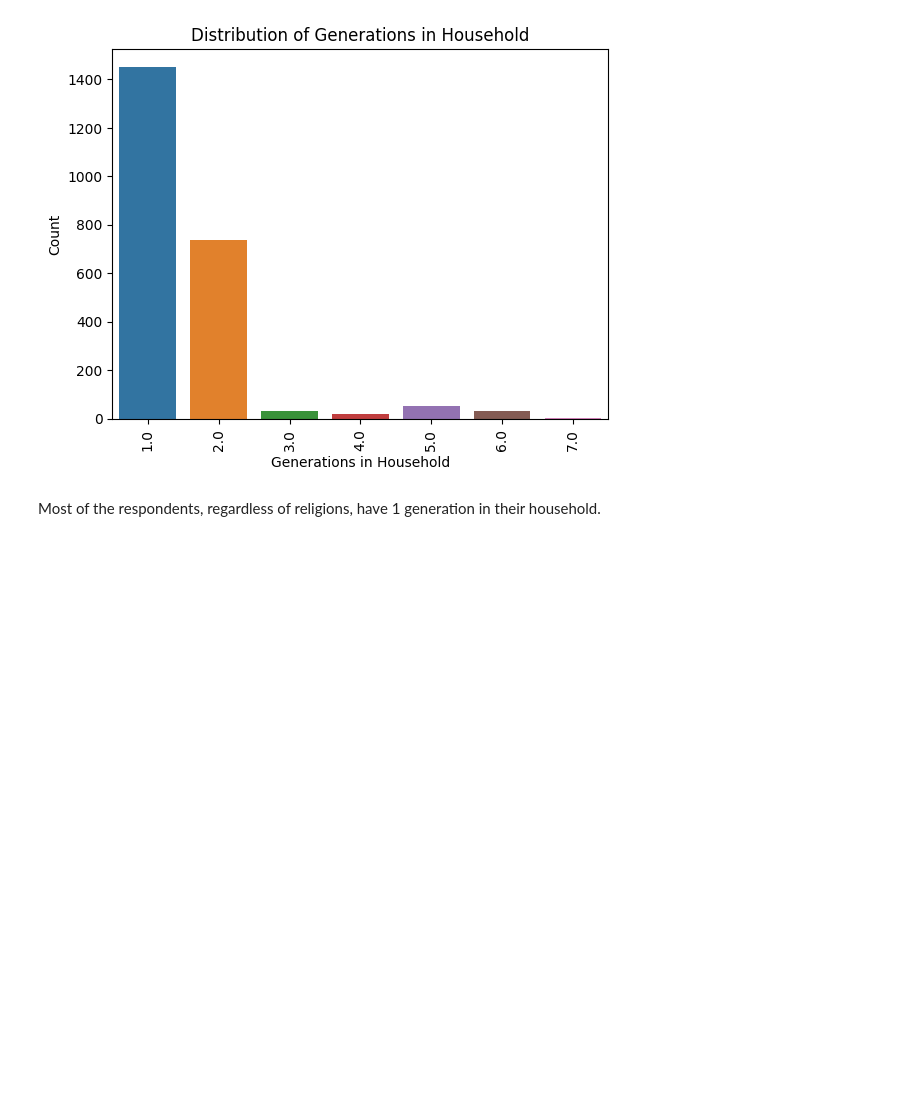
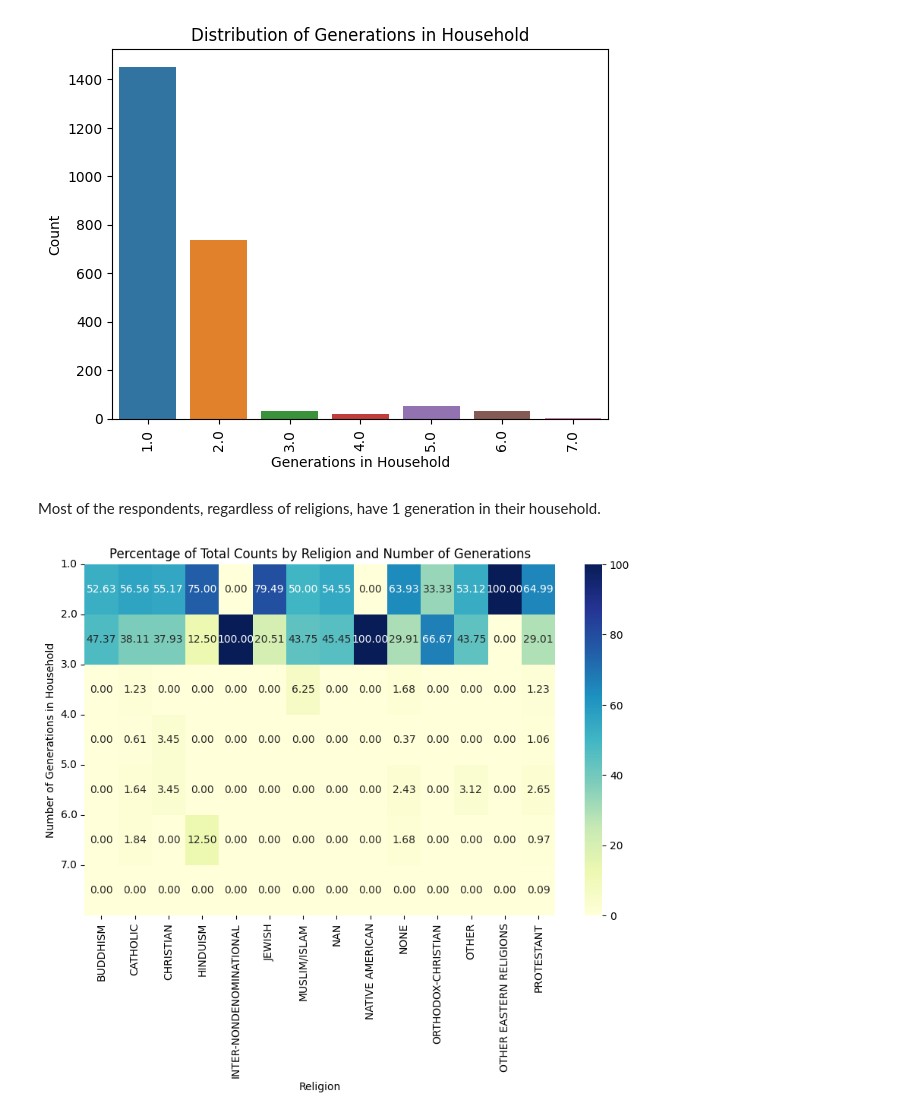
Before and after one commit to DS3001/group14, a Jupyter notebook: SabrinaViz.ipynb, the cells around one changed output. Saved outputs shown, nothing was run; the diff lists cells and outputs as text; code cells hidden in the pictures; blank space fills up the shorter version.

```diff
--- a/SabrinaViz.ipynb
+++ b/SabrinaViz.ipynb
@@ -173,3 +173,17 @@ famgen_legend = {
     6: 'Three generations, children, parents',
     7: 'Four generations'
 }
+# %%
+# Create a heatmap of the cross-tabulation table with percentages
+plt.figure(figsize=(10, 6))
+sns.heatmap(cross_tab_percentage, annot=True, cmap='YlGnBu', cbar=True, fmt=".2f")
+plt.xlabel('Religion')
+plt.ylabel('Number of Generations in Household')
+plt.title('Percentage of Total Counts by Religion and Number of Generations')
+# Adjust x-tick positions to align with columns in the heatmap
+plt.xticks(ticks=[tick + 0.5 for tick in range(len(cross_tab_percentage.columns))],
+           labels=cross_tab_percentage.columns, rotation=90)
+plt.yticks(ticks=range(len(cross_tab_percentage.index)), labels=cross_tab_percentage.index, rotation=0)
+plt.show()
+# %% [output]
+[figure, added]
```
Also changed, not shown: parts of 6 cells of this notebook.
